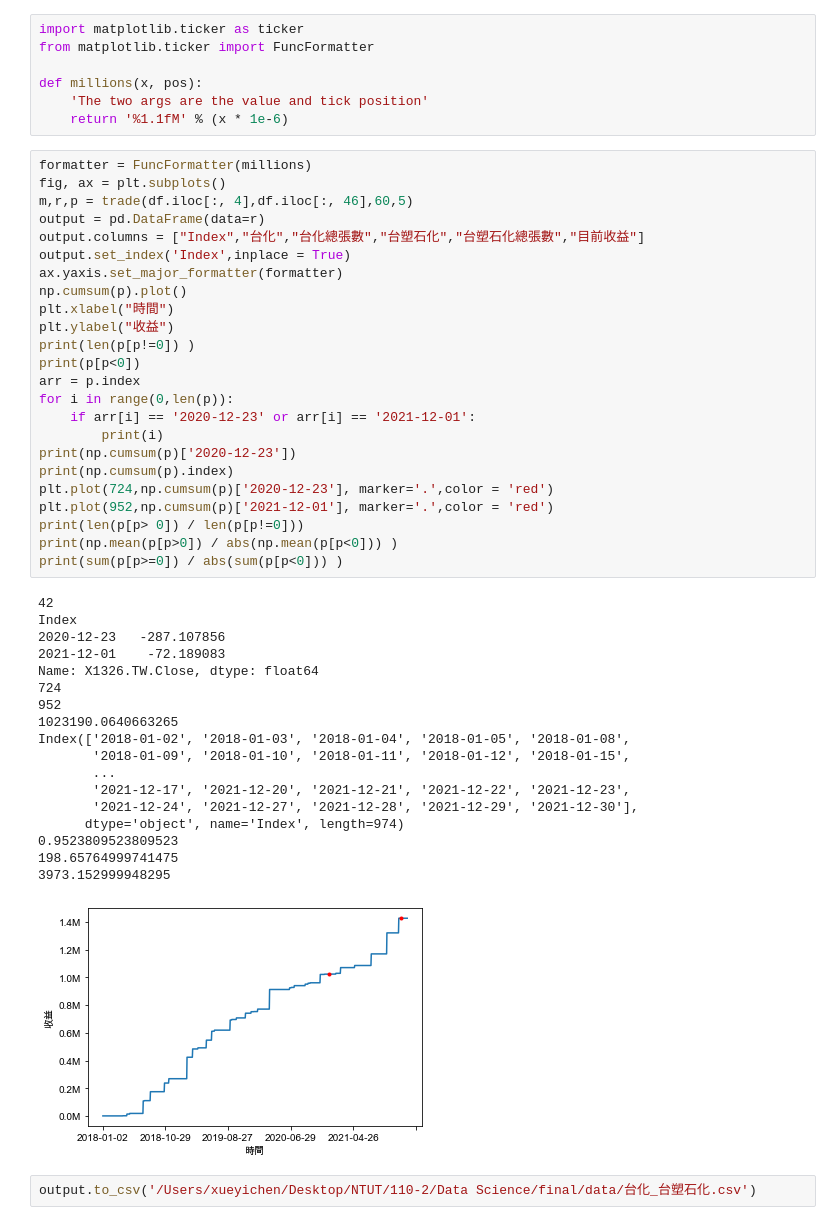
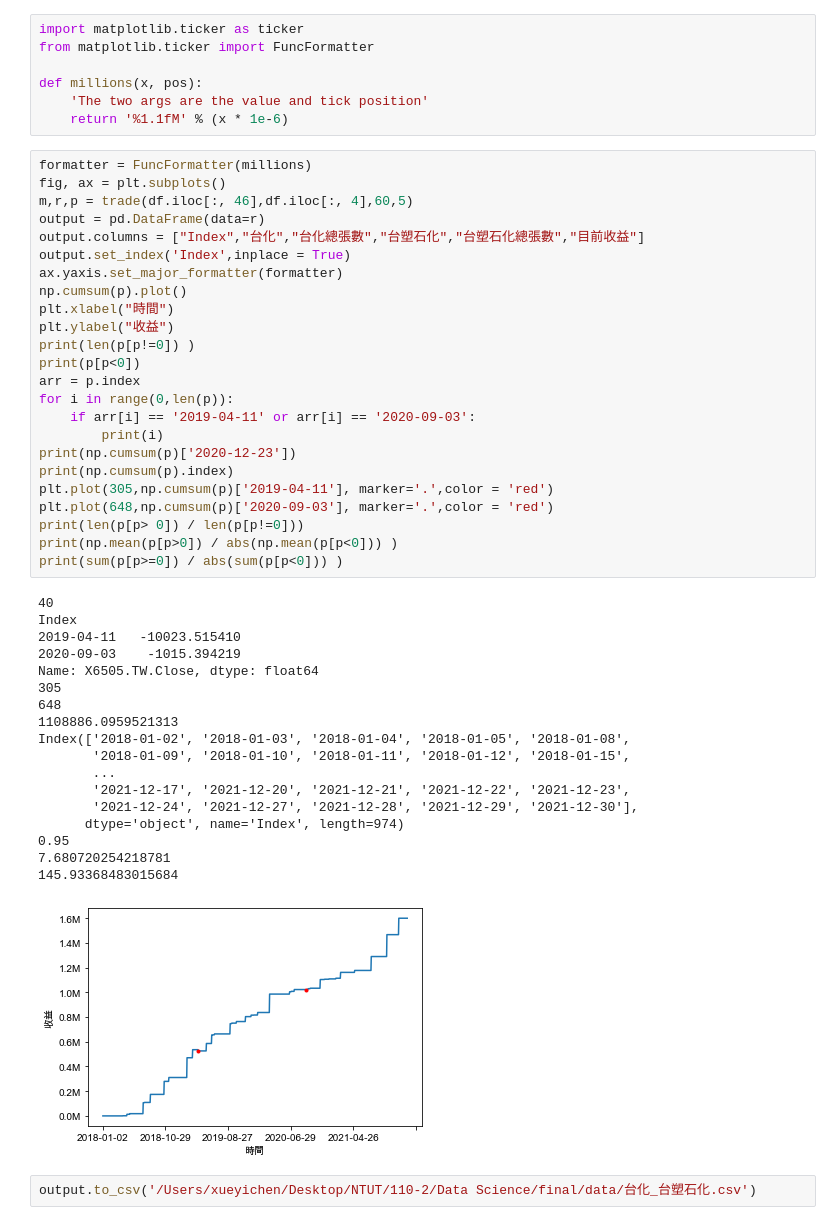
Before and after one commit to jack19990504/DataScienceFinal, a Jupyter notebook: pair_trading_final.ipynb, the cells around one changed output. Cells and saved outputs as stored; diff of their text form.

```diff
--- a/pair_trading_final.ipynb
+++ b/pair_trading_final.ipynb
@@ -456,46 +456,46 @@ def millions(x, pos):
 # %%
 formatter = FuncFormatter(millions)
 fig, ax = plt.subplots()
-m,r,p = trade(df.iloc[:, 4],df.iloc[:, 46],60,5)
+m,r,p = trade(df.iloc[:, 46],df.iloc[:, 4],60,5)
 output = pd.DataFrame(data=r)
 output.columns = ["Index","台化","台化總張數","台塑石化","台塑石化總張數","目前收益"]
 output.set_index('Index',inplace = True)
 ax.yaxis.set_major_formatter(formatter)
 np.cumsum(p).plot()
 plt.xlabel("時間")
 plt.ylabel("收益")
 print(len(p[p!=0]) )
 print(p[p<0])
 arr = p.index
 for i in range(0,len(p)):
-    if arr[i] == '2020-12-23' or arr[i] == '2021-12-01':
+    if arr[i] == '2019-04-11' or arr[i] == '2020-09-03':
         print(i)
 print(np.cumsum(p)['2020-12-23'])
 print(np.cumsum(p).index)
-plt.plot(724,np.cumsum(p)['2020-12-23'], marker='.',color = 'red')
-plt.plot(952,np.cumsum(p)['2021-12-01'], marker='.',color = 'red')
+plt.plot(305,np.cumsum(p)['2019-04-11'], marker='.',color = 'red')
+plt.plot(648,np.cumsum(p)['2020-09-03'], marker='.',color = 'red')
 print(len(p[p> 0]) / len(p[p!=0]))
 print(np.mean(p[p>0]) / abs(np.mean(p[p<0])) )
 print(sum(p[p>=0]) / abs(sum(p[p<0])) )
 # %% [output]
-42
+40
 Index
-2020-12-23   -287.107856
-2021-12-01    -72.189083
-Name: X1326.TW.Close, dtype: float64
-724
-952
-1023190.0640663265
+2019-04-11   -10023.515410
+2020-09-03    -1015.394219
+Name: X6505.TW.Close, dtype: float64
+305
+648
+1108886.0959521313
 Index(['2018-01-02', '2018-01-03', '2018-01-04', '2018-01-05', '2018-01-08',
        '2018-01-09', '2018-01-10', '2018-01-11', '2018-01-12', '2018-01-15',
        ...
        '2021-12-17', '2021-12-20', '2021-12-21', '2021-12-22', '2021-12-23',
        '2021-12-24', '2021-12-27', '2021-12-28', '2021-12-29', '2021-12-30'],
       dtype='object', name='Index', length=974)
-0.9523809523809523
-198.65764999741475
-3973.152999948295
+0.95
+7.680720254218781
+145.93368483015684
-[figure, old version]
+[figure, new version]
 # %%
 output.to_csv('/Users/xueyichen/Desktop/NTUT/110-2/Data Science/final/data/台化_台塑石化.csv')
 # %%
```
Also changed, not shown: 1 other file.
